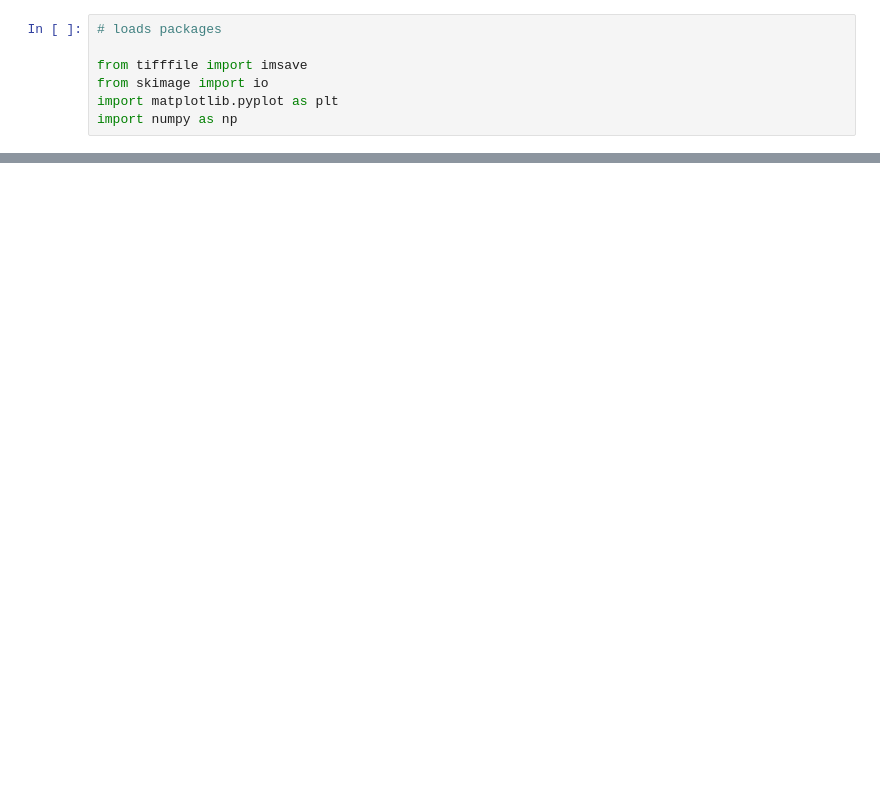
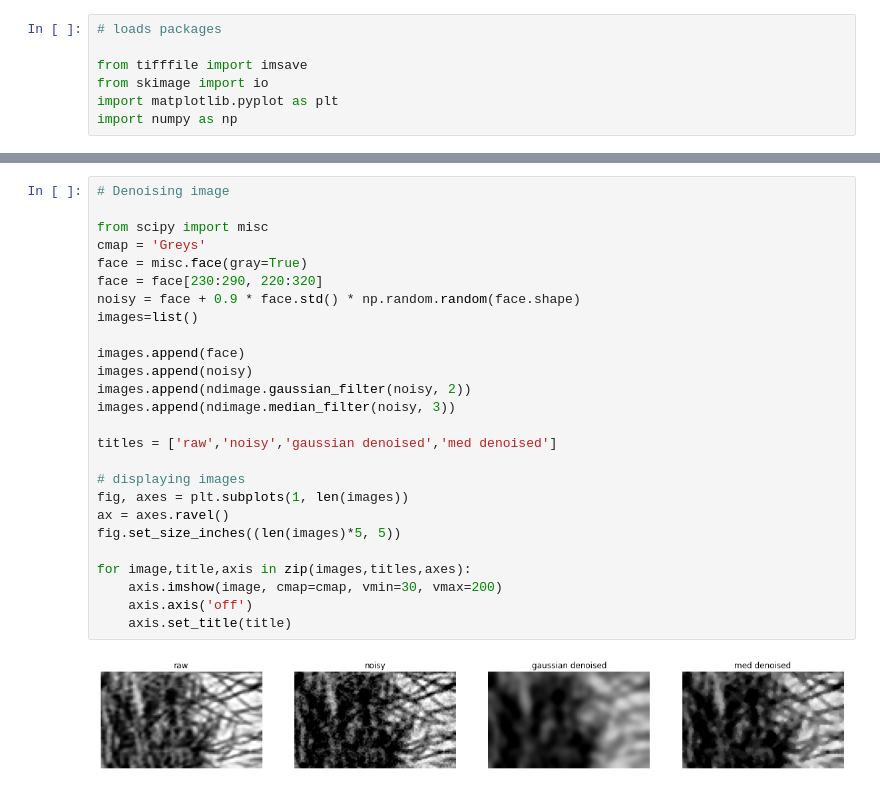
Before and after one commit to qbiomaster/qBioMaster-introduction, a Jupyter notebook: Labs/UE_Introduction/Basic_image_processing.ipynb, the cells around one changed output, grey strips where cells are left out. Drawn from its saved outputs; the diff is of its cells as text; blank space fills up the shorter version.

```diff
--- a/Labs/UE_Introduction/Basic_image_processing.ipynb
+++ b/Labs/UE_Introduction/Basic_image_processing.ipynb
@@ -57,0 +121,28 @@ for axis,subtitle in zip(ax,subtitles):
+# %%
+# Denoising image
+
+from scipy import misc
+cmap = 'Greys'
+face = misc.face(gray=True)
+face = face[230:290, 220:320]
+noisy = face + 0.9 * face.std() * np.random.random(face.shape)
+images=list()
+
+images.append(face)
+images.append(noisy)
+images.append(ndimage.gaussian_filter(noisy, 2))
+images.append(ndimage.median_filter(noisy, 3))
+
+titles = ['raw','noisy','gaussian denoised','med denoised']
+
+# displaying images
+fig, axes = plt.subplots(1, len(images))
+ax = axes.ravel()
+fig.set_size_inches((len(images)*5, 5))
+
+for image,title,axis in zip(images,titles,axes):
+    axis.imshow(image, cmap=cmap, vmin=30, vmax=200)
+    axis.axis('off')
+    axis.set_title(title)
+# %% [output]
+[figure, added]
```
Also changed, not shown: parts of 6 cells of this notebook, 2 other files.
